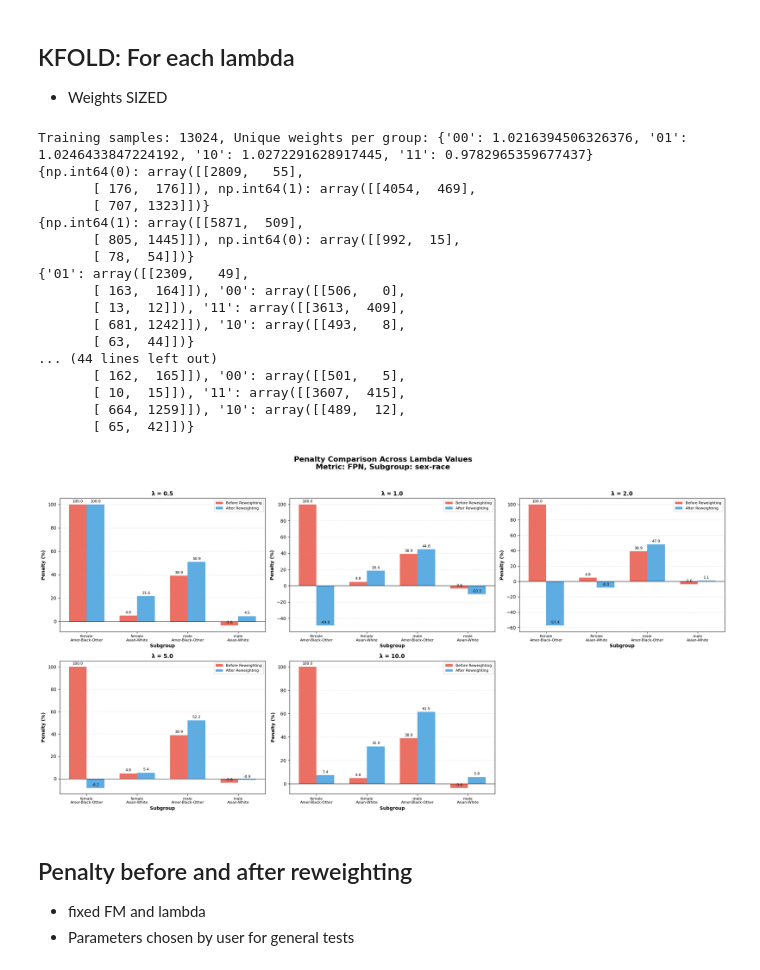
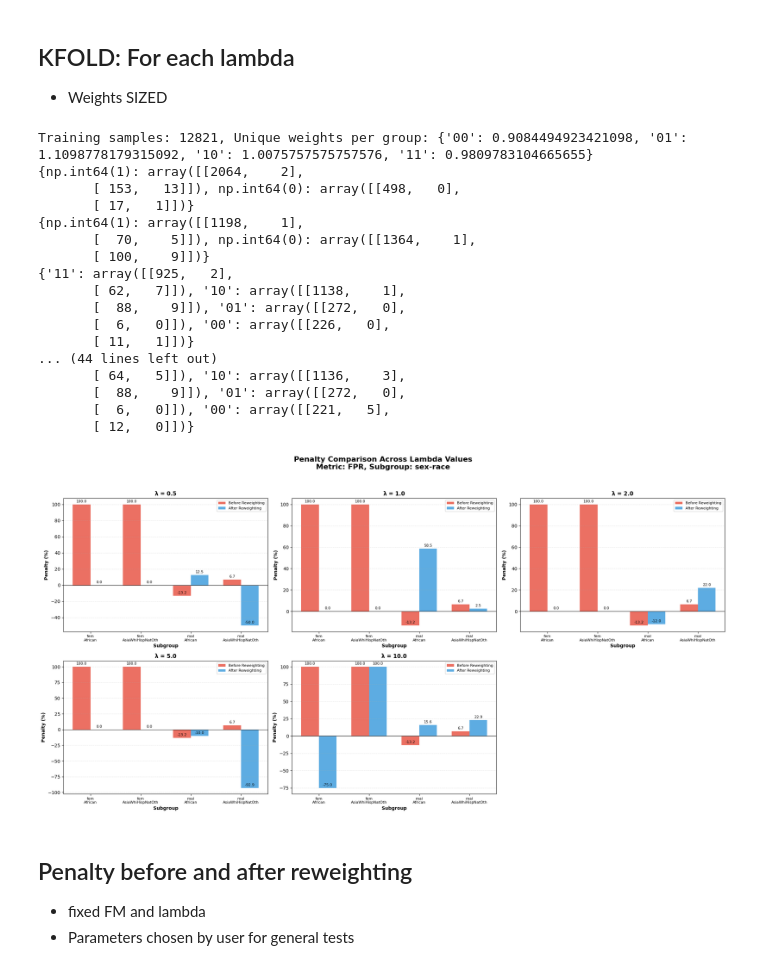
Before and after one commit to rolss/Fairness-in-data, a Jupyter notebook: Reproducible Pipeline COMPAS.ipynb, the cells around one changed output. Cells and saved outputs as stored; diff of their text form; code cells hidden in the pictures.

```diff
--- a/Reproducible Pipeline COMPAS.ipynb
+++ b/Reproducible Pipeline COMPAS.ipynb
@@ -927,7 +947,7 @@ fair_metrics = ['FPN', 'PPE', 'GFA', 'PPA', 'OAE', 'FPR', 'FPA', 'EOP', 'FNP', '
 # %%
 lambdas = [0.5, 1.0, 2.0, 5.0, 10.0]
 # %%
-fixed_lambda = 5.0
+fixed_lambda = 1.0
 # %%
 attributes = sensible_attribute.split('-') + [sensible_attribute]
 print(attributes)
@@ -1043,7 +1063,7 @@ for attribute in attributes:
     # Compute MODEL PREDICTIONS for each attribute, on VALIDATION set | Model 1A
     y_pred_val[attribute], cm_val[attribute], model_baseline_val[attribute], performance_metrics_val[attribute] = \
     compute_model_predictions_with_threshold(X_train[attribute], y_train[attribute], X_val[attribute], y_val[attribute], \
-                              target_variable_labels, attribute, selected_model, threshold=0.4)
+                              target_variable_labels, attribute, selected_model, threshold=0.3)
 
     # Compute FAIRNESS METRICS for each attribute, on VALIDATION set
     fairness_metrics_dict_val[attribute], group_counts_val[attribute], cm_dict_val[attribute] = \
@@ -1054,7 +1074,7 @@ for attribute in attributes:
     # Compute MODEL PREDICTIONS for each attribute, on TEST set | Model 1B
     y_pred_test[attribute], cm_test[attribute], model_baseline_test[attribute], performance_metrics_test[attribute] = \
     compute_model_predictions_with_threshold(X_train[attribute], y_train[attribute], X_test[attribute], y_test[attribute], \
-                                      target_variable_labels, attribute, selected_model, threshold=0.4)
+                                      target_variable_labels, attribute, selected_model, threshold=0.3)
 
     # Compute FAIRNESS METRICS for each attribute, on TEST set
     fairness_metrics_dict_test[attribute], group_counts_test[attribute], cm_dict_test[attribute] = \
@@ -1153,6 +1173,8 @@ F1              0.2243          0.1784          0.1084          -0.0700
 # Penalty After Reweighting Plots
 # %% [markdown]
 ## Penalty before and after reweighting - all FMs
+# %%
+fixed_lambda = 1.0
 # %%
 # Use as many fairness metrics as needed
 cm_dict_reweighted = {}
@@ -1265,7 +1287,7 @@ Training samples: 12821, Unique weights per group: {'00': 0.34375, '01': 1.5, '1
 # First, compute penalties for each lambda
 penalties_after_by_lambda = {}
 lambdas = [0.5, 1.0, 2.0, 5.0, 10.0]
-metric = 'FPN'
+metric = 'FPR'
 
 for lambd in lambdas:
     penalties_ontest_after_reweighting = {}
@@ -1369,40 +1397,40 @@ Training samples: 22792, Weights per group (K-fold): {'00': np.float64(2.2808143
 # %%
 # First, compute penalties for each lambda
 penalties_after_by_lambda = {}
 lambdas = [0.5, 1.0, 2.0, 5.0, 10.0]
-metric = 'FPN'
+metric = 'FPR'
 
 for lambd in lambdas:
     penalties_ontest_after_reweighting = {}
     weights_notsized = compute_weights_sized(lambd, metric, penalties_onval, X_train, sensible_attribute)
     penalties_ontest_after_reweighting[metric] = compute_penalties_after_reweighting(
         weights_notsized, metric, dataset_path, sensible_attribute,
         X_train, y_train, X_test, y_test, fair_metrics, mapping, target_variable_labels
     )
     penalties_after_by_lambda[lambd] = penalties_ontest_after_reweighting
 
 # Then plot
 plot_penalty_comparison_lambdas(metric, lambdas, penalties_ontest, penalties_after_by_lambda,
                                 sensible_attribute, mapping)
 # %% [output]
-Training samples: 13024, Unique weights per group: {'00': 1.0216394506326376, '01': 1.0246433847224192, '10': 1.0272291628917445, '11': 0.9782965359677437}
-{np.int64(0): array([[2809,   55],
-       [ 176,  176]]), np.int64(1): array([[4054,  469],
-       [ 707, 1323]])}
-{np.int64(1): array([[5871,  509],
-       [ 805, 1445]]), np.int64(0): array([[992,  15],
-       [ 78,  54]])}
-{'01': array([[2309,   49],
-       [ 163,  164]]), '00': array([[506,   0],
-       [ 13,  12]]), '11': array([[3613,  409],
-       [ 681, 1242]]), '10': array([[493,   8],
-       [ 63,  44]])}
+Training samples: 12821, Unique weights per group: {'00': 0.9084494923421098, '01': 1.1098778179315092, '10': 1.0075757575757576, '11': 0.9809783104665655}
+{np.int64(1): array([[2064,    2],
+       [ 153,   13]]), np.int64(0): array([[498,   0],
+       [ 17,   1]])}
+{np.int64(1): array([[1198,    1],
+       [  70,    5]]), np.int64(0): array([[1364,    1],
+       [ 100,    9]])}
+{'11': array([[925,   2],
+       [ 62,   7]]), '10': array([[1138,    1],
+       [  88,    9]]), '01': array([[272,   0],
+       [  6,   0]]), '00': array([[226,   0],
+       [ 11,   1]])}
 ... (44 lines left out)
-       [ 162,  165]]), '00': array([[501,   5],
-       [ 10,  15]]), '11': array([[3607,  415],
-       [ 664, 1259]]), '10': array([[489,  12],
-       [ 65,  42]])}
+       [ 64,   5]]), '10': array([[1136,    3],
+       [  88,    9]]), '01': array([[272,   0],
+       [  6,   0]]), '00': array([[221,   5],
+       [ 12,   0]])}
-[figure, old version]
+[figure, new version]
 # %% [markdown]
 ## Penalty before and after reweighting
 * fixed FM and lambda
```
Also changed, not shown: parts of 15 cells of this notebook, 6 other files.
